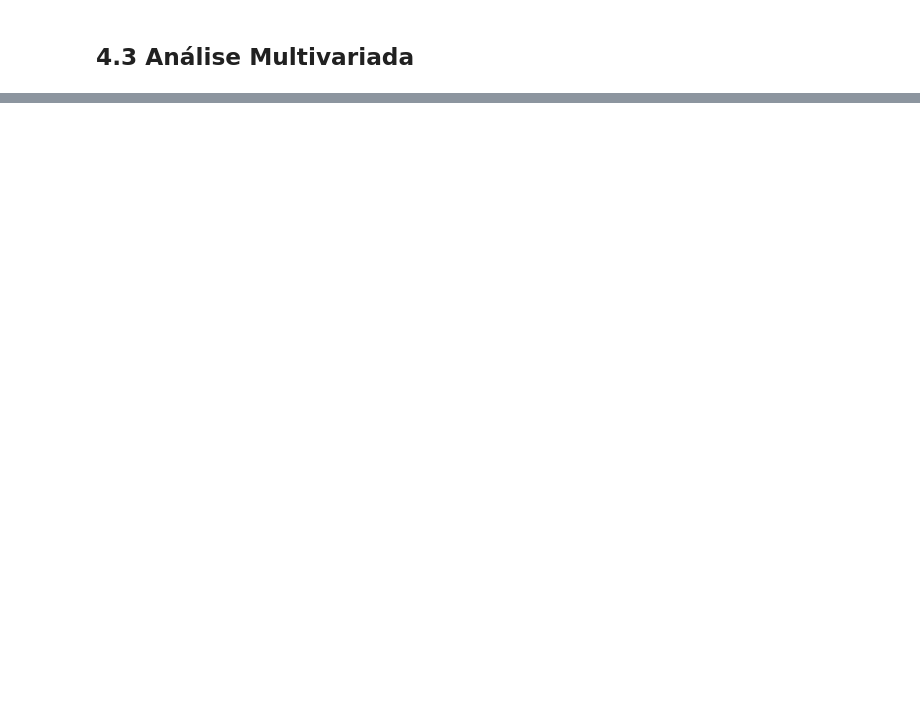
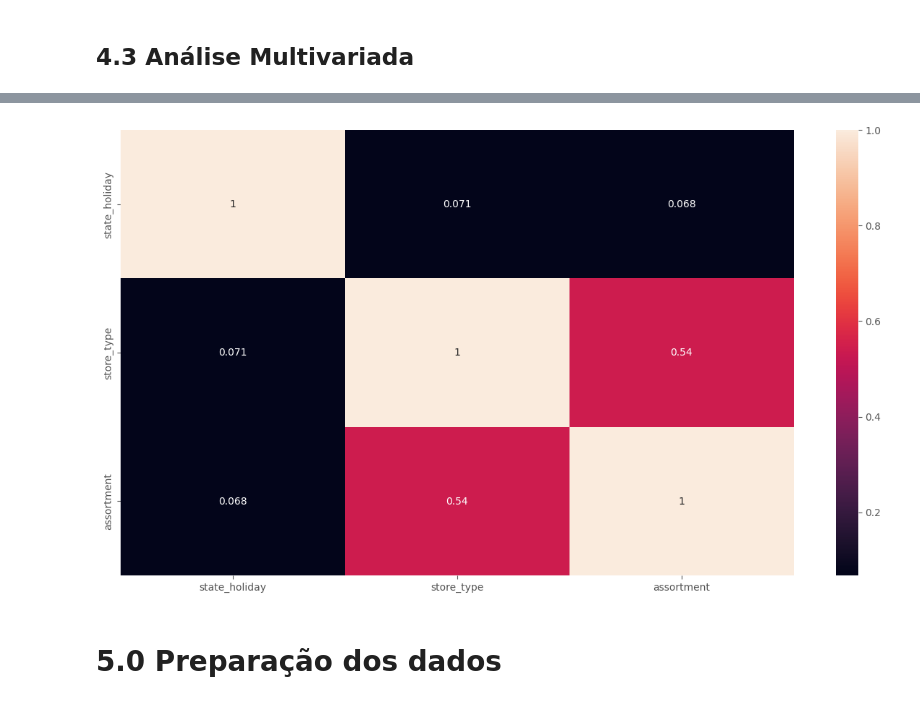
Before and after one commit to AllanCasado/ds_em_producao, a Jupyter notebook: notebooks/rossmann_sales_prediction.ipynb, the cells around one changed output, grey strips where cells are left out. Cells and saved outputs as stored; diff of their text form; code cells hidden in the pictures; blank space fills up the shorter version.

```diff
--- a/notebooks/rossmann_sales_prediction.ipynb
+++ b/notebooks/rossmann_sales_prediction.ipynb
@@ -20,5 +22,29 @@ plt.style.use('ggplot')
 # %% [markdown]
 ## 0.1 Helper Functions
+# %%
+def cramer_v(data, x, y):
+    cm = pd.crosstab(data[x], data[y]).values
+    n = cm.sum()
+    r, k = cm.shape
+
+    chi2 = chi2_contingency(cm)[0]
+    chi2corr = max(0, chi2 - (k-1)*(r-1)/(n-1))
+
+    kcorr = k - (k-1)**2/(n-1)
+    rcorr = r - (r-1)**2/(n-1)
+
+    return np.sqrt((chi2corr/n)/(min(kcorr-1, rcorr-1)))
+# %%
+def get_categorical_corr(data):
+    categorical_corr = {}
+    columns = data.columns
+
+    for i in columns:
+        categorical_corr[i] = []
+        for j in columns:
+            categorical_corr[i].append(cramer_v(data, i, j))
+
+    return categorical_corr
 # %% [markdown]
 ## 0.2 Loading data
 # %%
@@ -1114,0 +1306,15 @@ sns.barplot( x='month', y='sales', hue='school_holiday', data=aux2 );
+# %%
+cat_attributes = cat_attributes.drop(["week_of_year", "year_week"], axis=1)
+
+categorical_corr = get_categorical_corr(cat_attributes)
+
+df_cat_corr = pd.DataFrame(categorical_corr)
+df_cat_corr = cat_corr.set_index(cat_corr.columns)
+
+plt.figure(figsize=(15, 8))
+sns.heatmap(df_cat_corr, annot=True)
+plt.show()
+# %% [output]
+[figure, added]
+# %% [markdown]
+# 5.0 Preparação dos dados
```
Also changed, not shown: parts of 65 cells of this notebook.
